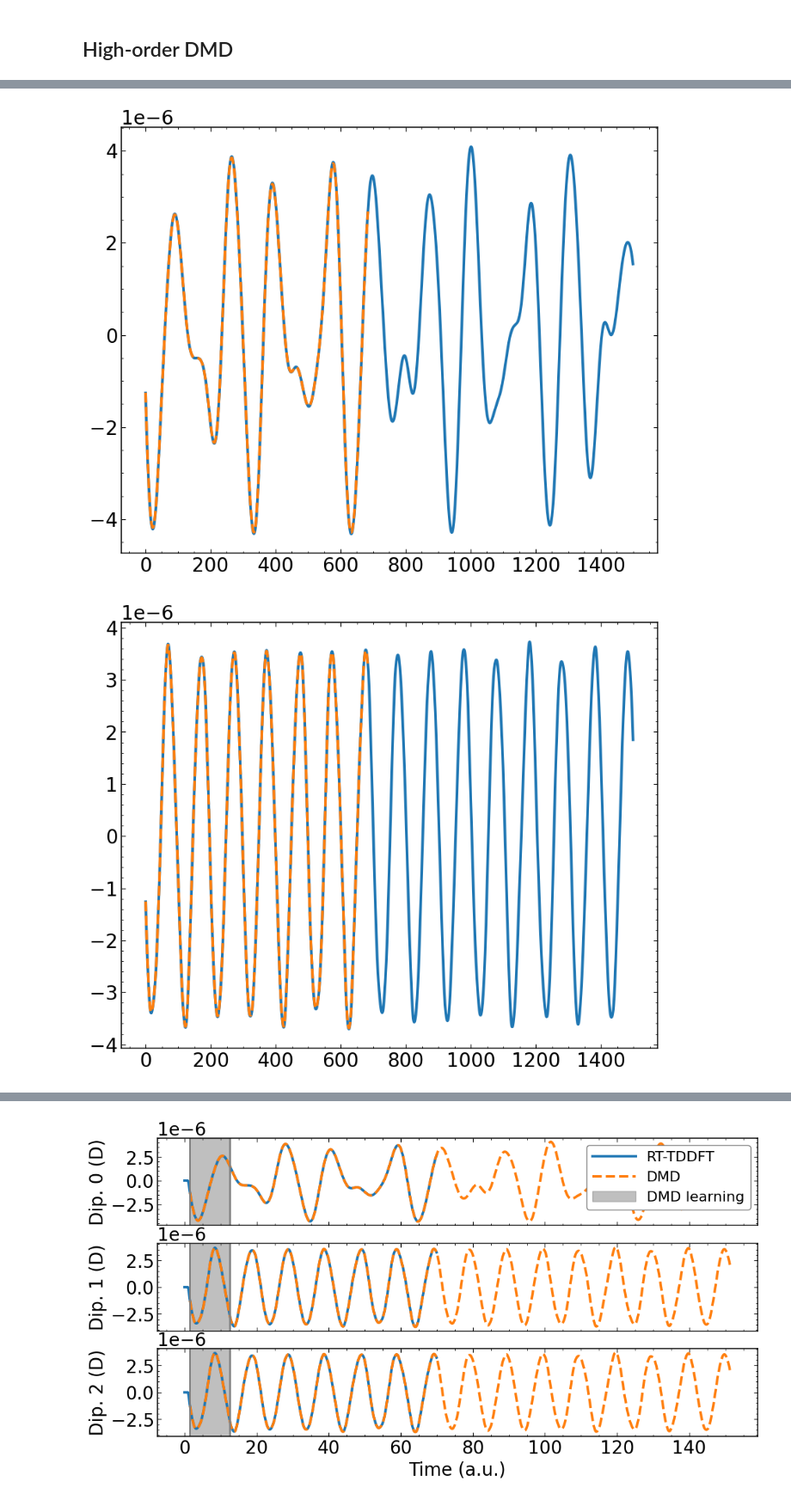
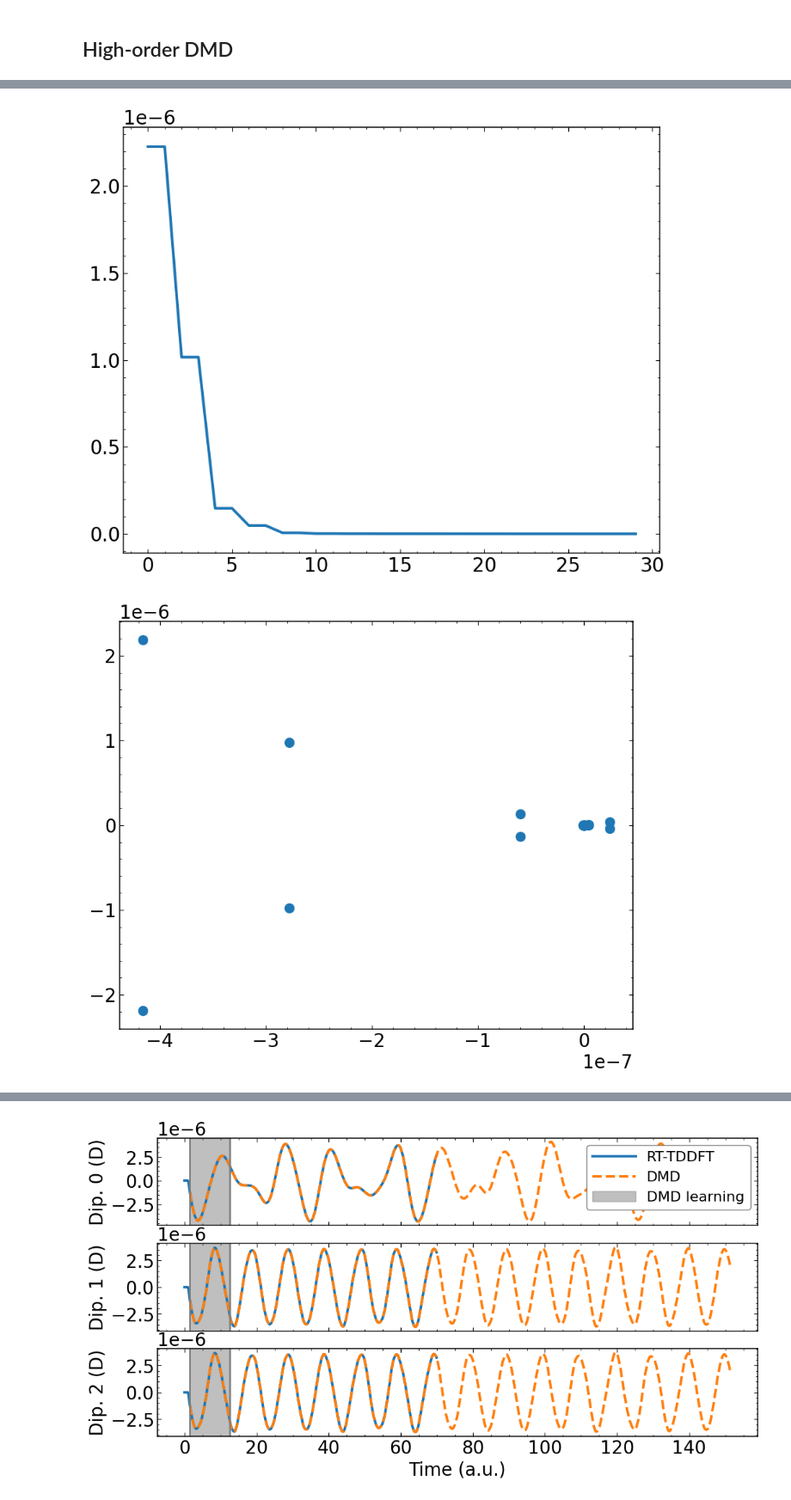
Before and after one commit to imaliyov/dmd, a Jupyter notebook: examples/example03-hodmd-rt-tddft.ipynb, the cells around one changed output, grey strips where cells are left out. Shown at 86% size. Drawn from its saved outputs; the diff is of its cells as text; code cells hidden in the pictures.

```diff
--- a/examples/example03-hodmd-rt-tddft.ipynb
+++ b/examples/example03-hodmd-rt-tddft.ipynb
@@ -341,6 +342,13 @@ for idir in range(3):
 
         with open('hodmd_H2_sigma_full_array.npy', 'wb') as f:
             np.save(f, dmd_obj.sigma_full_array)
+
+mode_ampl_sorted, idx = sort_complex_array(HODMD_obj_list[0].mode_ampl_array)
+plt.plot(np.abs(mode_ampl_sorted))
+plt.show()
+
+plt.plot(np.real(mode_ampl_sorted), np.imag(mode_ampl_sorted), 'o')
+plt.show()
 # %% [output]
 Computing DMD modes...
 
@@ -352,15 +360,15 @@ Done: 0.031 s
 
 Compute the A matrix...
 
 ===Size of matrix A   (30, 30)     float64 :  7.031 KB
 ===Size of matrix U   (362, 30)    float64 : 84.844 KB
 ... (58 lines left out)
 
 Extrapolating dynamics for 1500 snaps...
 Memory required for DMD_traj: 0.00405 GB
 ===Size of DMD_traj   (181, 1500)  complex128:  4.143 MB
-[figure, old version]
+[figure, new version]
-[figure, old version]
+[figure, new version]
 # %%
 nfirst = 10
 fig, axes = plt.subplots(nfirst, 1, figsize=(12, nfirst * 2), sharex=True)
```
Also changed, not shown: parts of 4 cells of this notebook, 2 other files.
